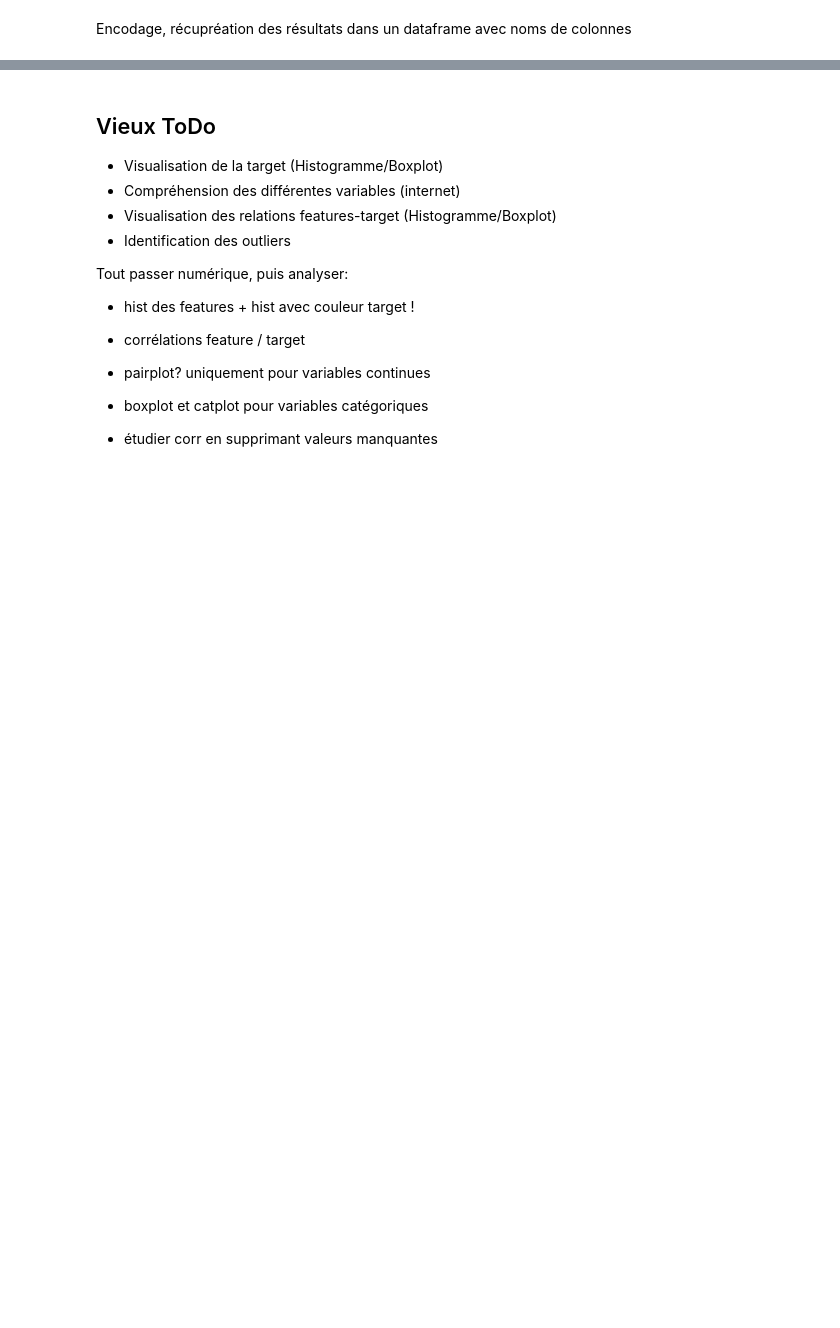
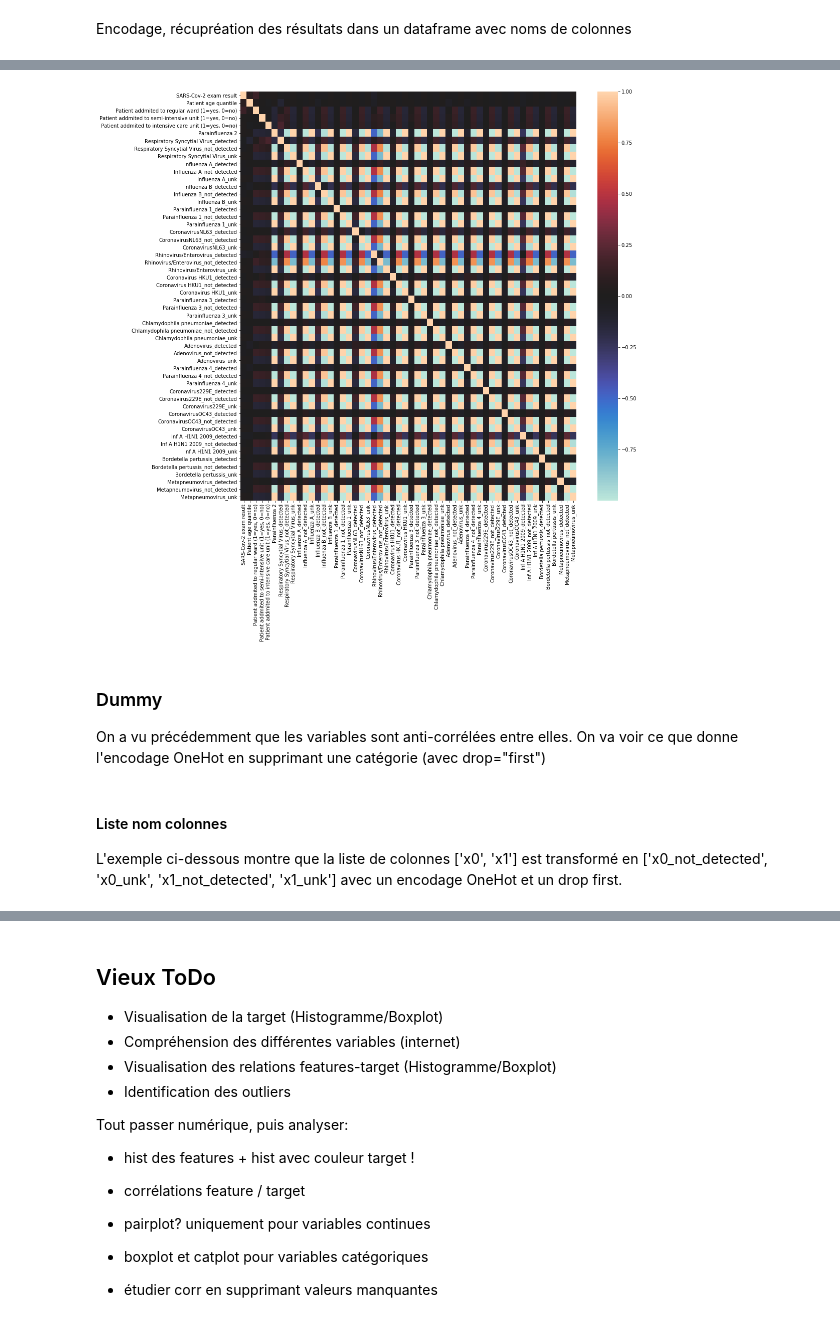
Before and after one commit to stephanefevrier/COVID-19-clinical-classification, a Jupyter notebook: c19-clinical-classification.ipynb, the cells around one changed output, grey strips where cells are left out. Drawn from its saved outputs; the diff is of its cells as text; code cells hidden in the pictures; blank space fills up the shorter version.

```diff
--- a/c19-clinical-classification.ipynb
+++ b/c19-clinical-classification.ipynb
@@ -748,0 +754,14 @@ Le dataset est désormais complètement numérique, sans valeurs manquantes, ave
+# %%
+plt.figure(figsize=(15,15))
+sns.heatmap(dataset_preprocessed.corr(), center=0)
+plt.show()
+# %% [output]
+[figure, added]
+# %% [markdown]
+### Dummy
+
+On a vu précédemment que les variables sont anti-corrélées entre elles. On va voir ce que donne l'encodage OneHot en supprimant une catégorie (avec drop="first")
+# %% [markdown]
+#### Liste nom colonnes
+
+L'exemple ci-dessous montre que la liste de colonnes ['x0', 'x1'] est transformé en ['x0_not_detected', 'x0_unk', 'x1_not_detected', 'x1_unk'] avec un encodage OneHot et un drop first.
```
Also changed, not shown: parts of 67 cells of this notebook.
